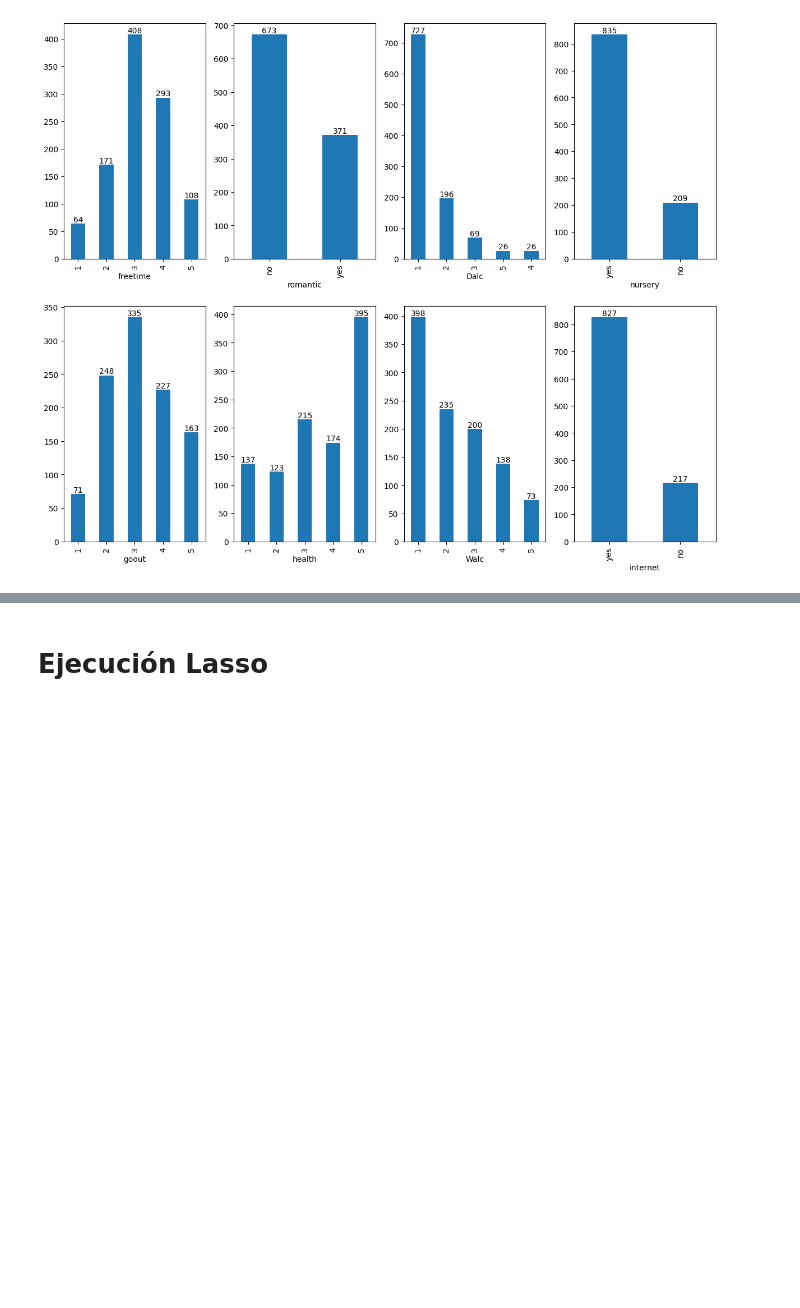
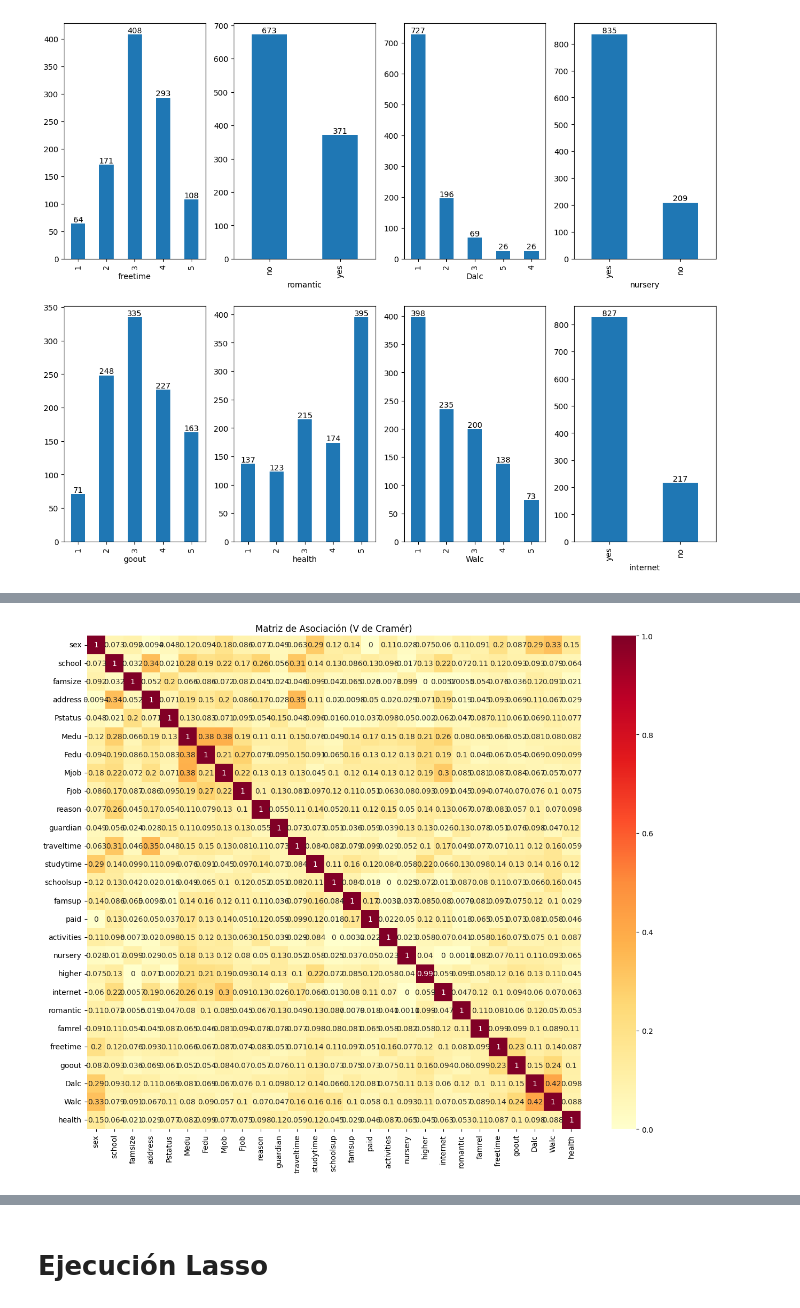
Before and after one commit to CMorgadoM/ML-Proyect, a Jupyter notebook: tarea ML V1.ipynb, the cells around one changed output, grey strips where cells are left out. Cells and saved outputs as stored; diff of their text form; code cells hidden in the pictures; blank space fills up the shorter version.

```diff
--- a/tarea ML V1.ipynb
+++ b/tarea ML V1.ipynb
@@ -208,0 +307,28 @@ dtype: int64
+# %%
+# en honor al tiempo este codigo lo genero una IA, cambie solo el input y las dimensiones del grafico de salida.
+def cramers_v(x, y):
+    confusion_matrix = pd.crosstab(x, y)
+    chi2 = chi2_contingency(confusion_matrix)[0]
+    n = confusion_matrix.sum().sum()
+    min_dim = min(confusion_matrix.shape) - 1
+    return np.sqrt(chi2 / (n * min_dim))
+
+# Crear matriz de correlaciones
+n_vars = len(cat_variables)
+cramers_matrix = pd.DataFrame(np.zeros((n_vars, n_vars)),
+                               columns=cat_variables,
+                               index=cat_variables)
+
+# Calcular V de Cramér para cada par
+for i, var1 in enumerate(cat_variables):
+    for j, var2 in enumerate(cat_variables):
+        cramers_matrix.iloc[i, j] = cramers_v(df[var1], df[var2])
+
+# Visualizar como heatmap
+plt.figure(figsize=(15, 12))
+sns.heatmap(cramers_matrix, annot=True, cmap='YlOrRd',
+            vmin=0, vmax=1, square=True)
+plt.title("Matriz de Asociación (V de Cramér)")
+plt.show()
+# %% [output]
+[figure, added]
```
Also changed, not shown: parts of 39 cells of this notebook.
